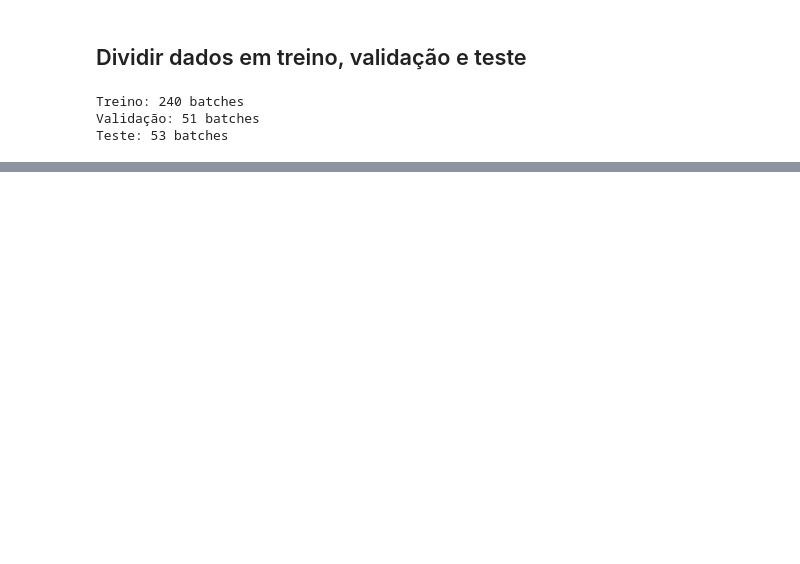
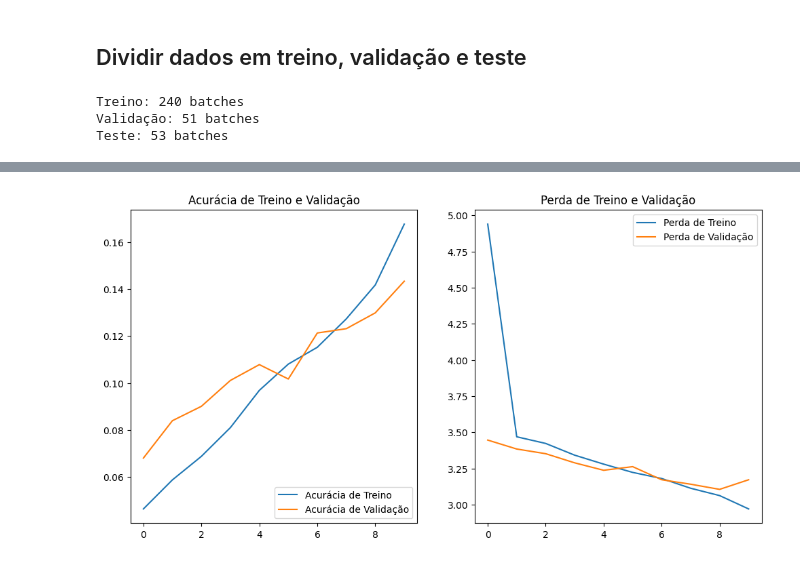
Before and after one commit to matheusssilva991/tarefa24_ia_embarcatech, a Jupyter notebook: src/main.ipynb, the cells around one changed output, grey strips where cells are left out. Drawn from its saved outputs; the diff is of its cells as text; code cells hidden in the pictures; blank space fills up the shorter version.

Commit message:
feat: add model training

```diff
--- a/src/main.ipynb
+++ b/src/main.ipynb
@@ -77,0 +165,36 @@ Teste: 53 batches
+# %%
+# ----------------------------
+# TREINAR A CNN
+# ----------------------------
+
+model.compile(
+    optimizer=keras.optimizers.Adam(learning_rate=0.001),
+    loss="categorical_crossentropy",
+    metrics=["accuracy", keras.metrics.TopKCategoricalAccuracy(k=5, name='top5_acc')]
+)
+
+EPOCHS = 30
+
+# Criar pasta para modelos se não existir
+os.makedirs('../models', exist_ok=True)
+
+callbacks = [
+    EarlyStopping(monitor='val_loss', patience=5, restore_best_weights=True),
+    ReduceLROnPlateau(monitor='val_loss', factor=0.5, patience=3, min_lr=1e-7),
+
+    # Salvar melhor modelo automaticamente
+    keras.callbacks.ModelCheckpoint(
+        filepath='../models/best_model_epoch_{epoch:02d}_val_acc_{val_accuracy:.2f}.keras',
+        monitor='val_accuracy',
+        save_best_only=True,
+        mode='max',
+        verbose=1
+    )
+]
+
+history = model.fit(
+    train_dataset,
+    validation_data=val_dataset,
+    epochs=EPOCHS,
+    callbacks=callbacks
+)
@@ -77,0 +209,11 @@ Teste: 53 batches
+# %%
+# ----------------------------
+# ACURÁCIA DO TREINAMENTO
+# ----------------------------
+
+plot_training_history(history)
+
+# Para carregar o modelo:
+# model = keras.models.load_model('../models/cnn_electronic_components.keras')
+# %% [output]
+[figure, added]
```
Also changed, not shown: parts of 7 cells of this notebook, 2 other files.
